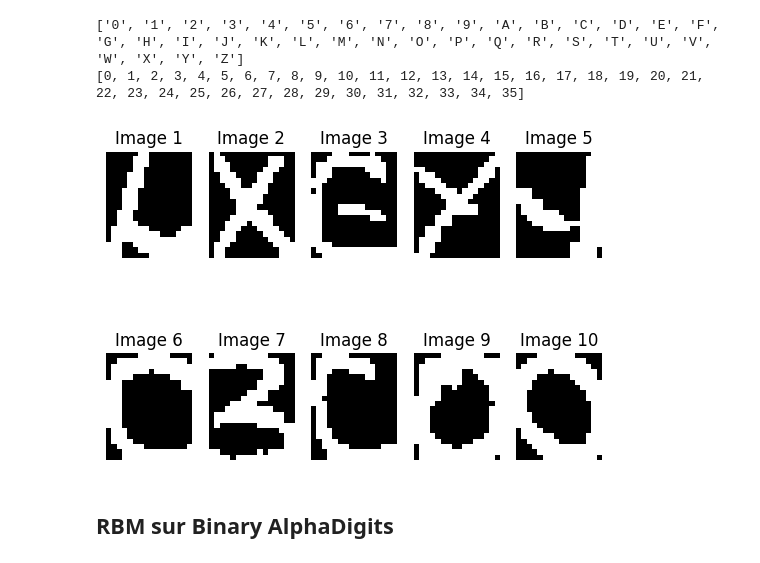
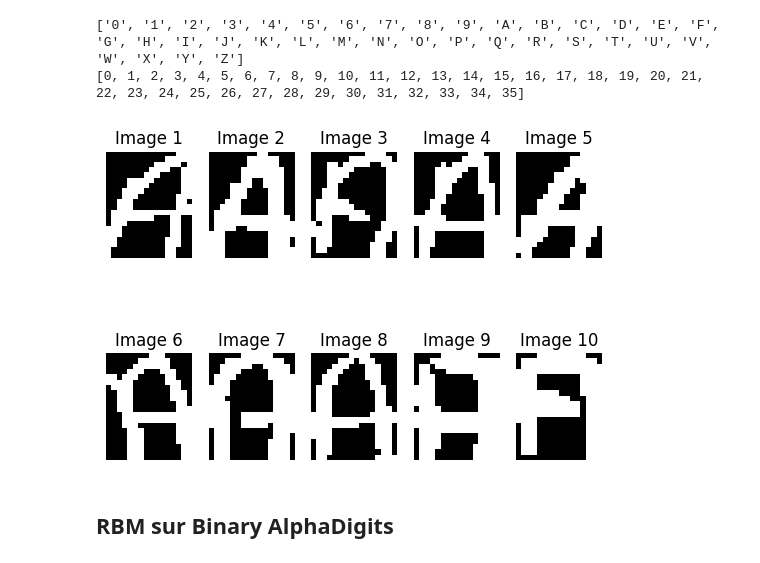
Before and after one commit to NeoSummit/deeplearning, a Jupyter notebook: code.ipynb, the cells around one changed output. Drawn from its saved outputs; the diff is of its cells as text; code cells hidden in the pictures.

```diff
--- a/code.ipynb
+++ b/code.ipynb
@@ -15,7 +15,7 @@ file_path = "data//binaryalphadigs.mat"  # Remplacez par le chemin complet de vo
 data = scipy.io.loadmat(file_path)
 all_labels = [str(data['classlabels'].reshape(36,)[i][0]) for i in range(data['classlabels'].shape[1])]
 all_labels_num = convert_labels_to_numeric(all_labels)
-labels = ['A', 'B', 'C']
+labels = ['A']
 labels_num = convert_labels_to_numeric(labels)
 # %%
 print(all_labels)
@@ -25,11 +25,11 @@ print(convert_labels_to_numeric(all_labels))
 [0, 1, 2, 3, 4, 5, 6, 7, 8, 9, 10, 11, 12, 13, 14, 15, 16, 17, 18, 19, 20, 21, 22, 23, 24, 25, 26, 27, 28, 29, 30, 31, 32, 33, 34, 35]
 # %%
 size_img = (20, 16)
-X = lire_alpha_digit(data, all_labels_num)
+X = lire_alpha_digit(data, labels_num)
 indices  = np.random.choice(X.shape[0], size=10, replace=False)
 display_images(X[indices], size_img)
 # %% [output]
-[figure, old version]
+[figure, new version]
 # %% [markdown]
 ## RBM sur Binary AlphaDigits
 # %%
```
Also changed, not shown: parts of 16 cells of this notebook, 1 other file.
